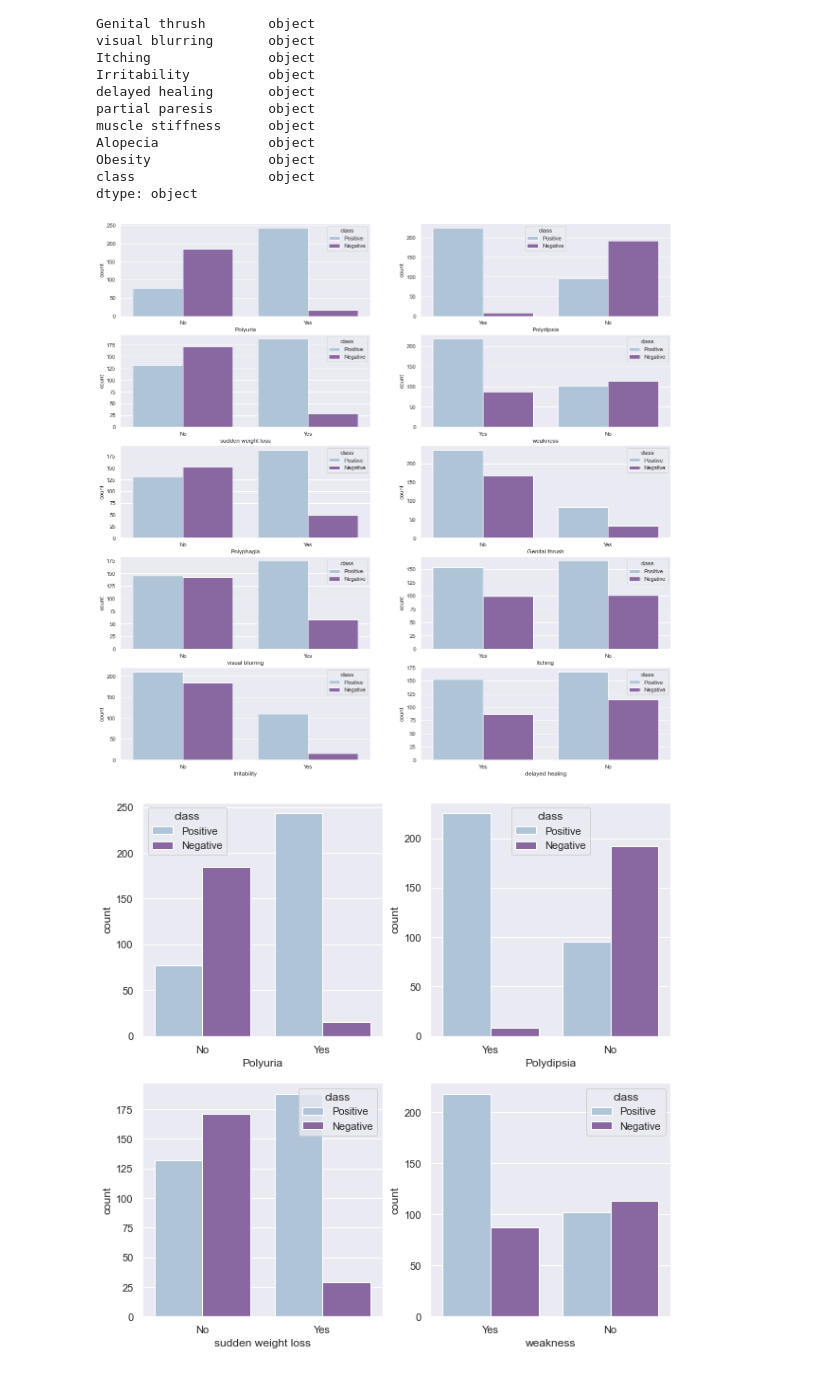
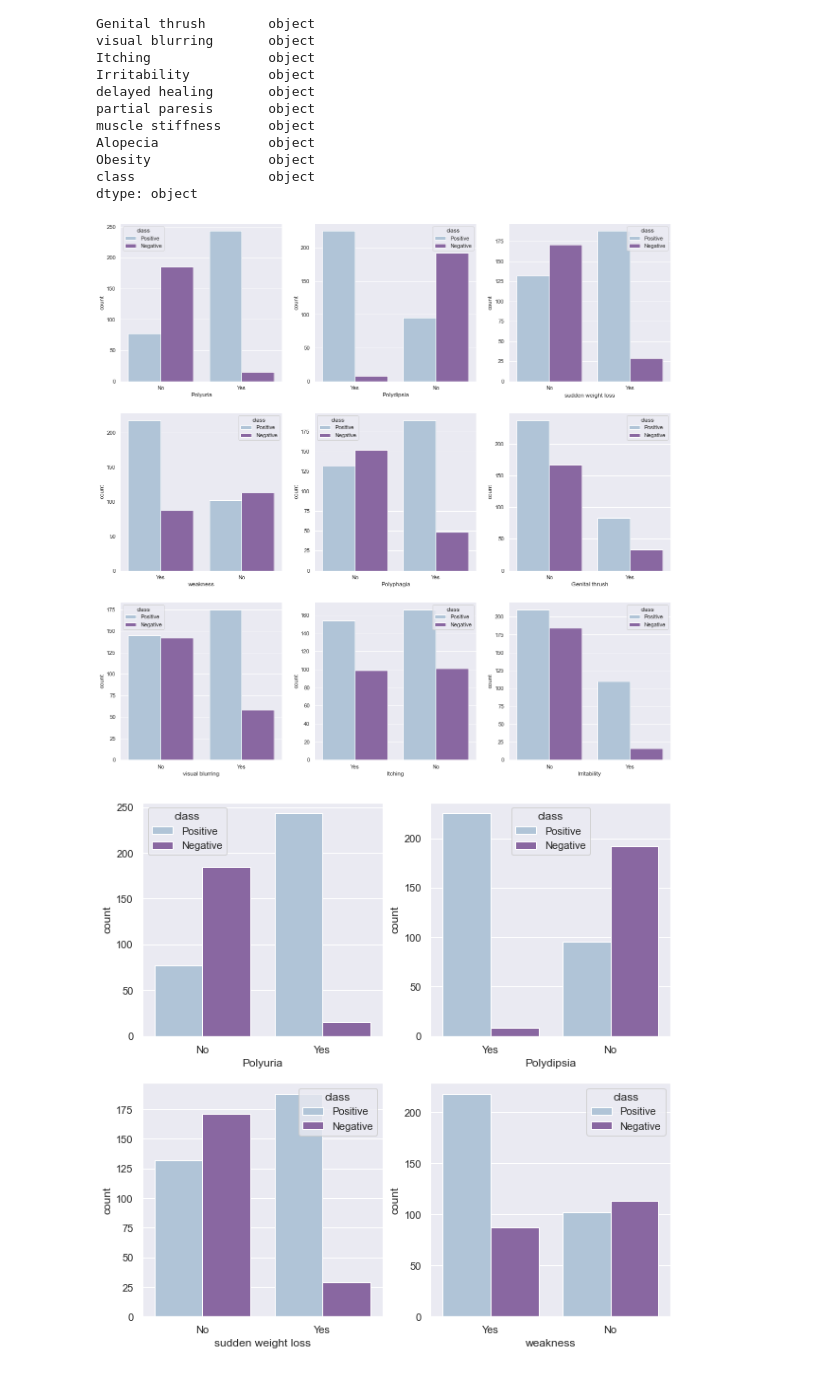
Before and after one commit to carlos-marin1742/CM-Machine-Learning-Projects, a Jupyter notebook: diabetes prediction using ML/Diabetes project.ipynb, the cells around one changed output. Saved outputs shown, nothing was run; the diff lists cells and outputs as text; code cells hidden in the pictures.

```diff
--- a/diabetes prediction using ML/Diabetes project.ipynb
+++ b/diabetes prediction using ML/Diabetes project.ipynb
@@ -66,14 +98,14 @@ cat_features = df[['Polyuria', 'Polydipsia', 'sudden weight loss', 'weakness', '
                   'Genital thrush','visual blurring','Itching','Irritability','delayed healing',
                   'partial paresis','muscle stiffness','Alopecia','Obesity']]
 # %%
-#fig , ax = plt.subplots(4,4,figsize = (15,15)) # set up 2 x 2 frame count plot with figsize 10 x 10
+#Data Visualization of symptoms in comparison to positive diabetes class and negative diabetes class.
 
-fig , ax = plt.subplots(5,2,figsize = (20,20))
+fig , ax = plt.subplots(3,3,figsize = (20,20))
 for i , subplots in zip (cat_features, ax.flatten()):
   sn.countplot(cat_features[i],hue = df['class'],ax = subplots, palette = 'BuPu')
 plt.show()
 # %% [output]
-[figure, old version]
+[figure, new version]
 # %%
 cat_features1 = df[['partial paresis','muscle stiffness','Alopecia','Obesity']]
 # %%
```
Also changed, not shown: parts of 6 cells of this notebook.
